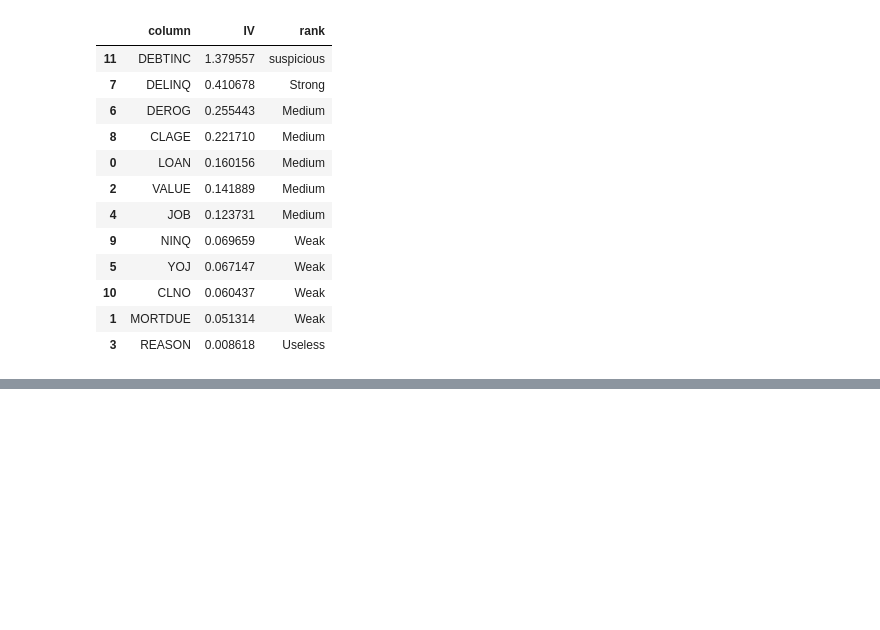
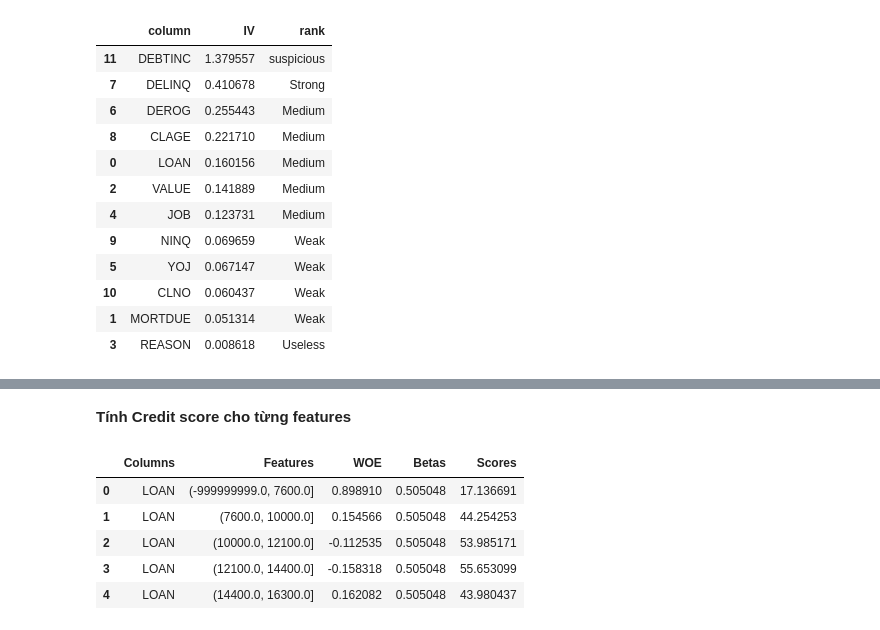
Before and after one commit to thaovtp825/pythonclass, a Jupyter notebook: ScoreCard.ipynb, the cells around one changed output, grey strips where cells are left out. Cells and saved outputs as stored; diff of their text form; code cells hidden in the pictures; blank space fills up the shorter version.

```diff
--- a/ScoreCard.ipynb
+++ b/ScoreCard.ipynb
@@ -491,28 +572,35 @@ betas_dict
+# %% [markdown]
+**Tính Credit score cho từng features**
 # %%
 cols = []
 features = []
 woes = []
 betas = []
 scores = []
 
 for col in columns:
   for feature, woe in WOE_dict[col]['table']['WOE'].to_frame().iterrows():
       cols.append(col)
       # Add feature
       feature = str(feature)
       features.append(feature)
       # Add woe
       woe = woe.values[0]
       woes.append(woe)
       # Add beta
       col_woe = col+'_WOE'
       beta = betas_dict[col_woe]
       betas.append(beta)
       # Add score
       score = _CreditScore(beta = beta, alpha = alpha, woe = woe, n = 12)
       scores.append(score)
 
 df_WOE = pd.DataFrame({'Columns': cols, 'Features': features, 'WOE': woes, 'Betas':betas, 'Scores':scores})
 df_WOE.head()
-#lưu file điểm phục vụ tín hđiểm tín nhiệm cho KH
-df_WOE.to_csv('Sccore.csv')
+# %% [output]
+|  | Columns | Features | WOE | Betas | Scores |
+| 0 | LOAN | (-999999999.0, 7600.0] | 0.898910 | 0.505048 | 17.136691 |
+| 1 | LOAN | (7600.0, 10000.0] | 0.154566 | 0.505048 | 44.254253 |
+| 2 | LOAN | (10000.0, 12100.0] | -0.112535 | 0.505048 | 53.985171 |
+| 3 | LOAN | (12100.0, 14400.0] | -0.158318 | 0.505048 | 55.653099 |
+| 4 | LOAN | (14400.0, 16300.0] | 0.162082 | 0.505048 | 43.980437 |
```
Also changed, not shown: parts of 46 cells of this notebook.
